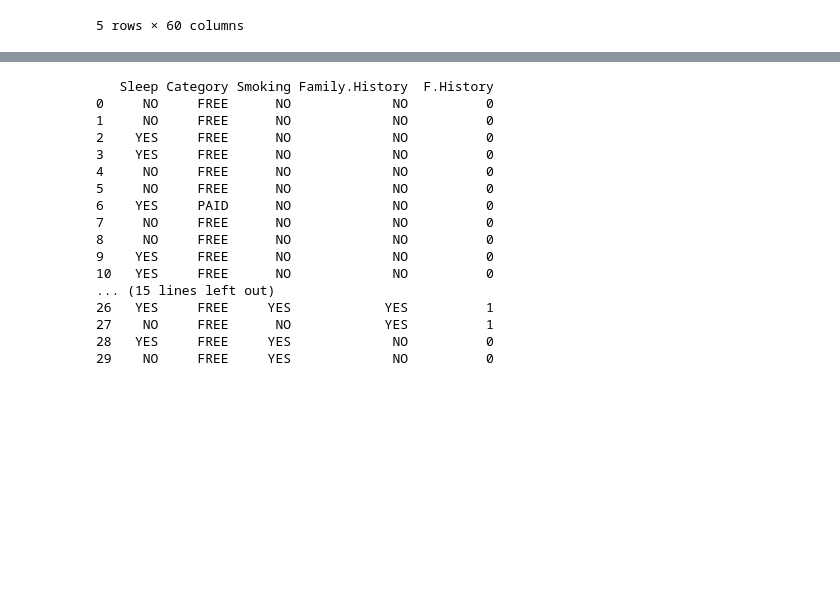
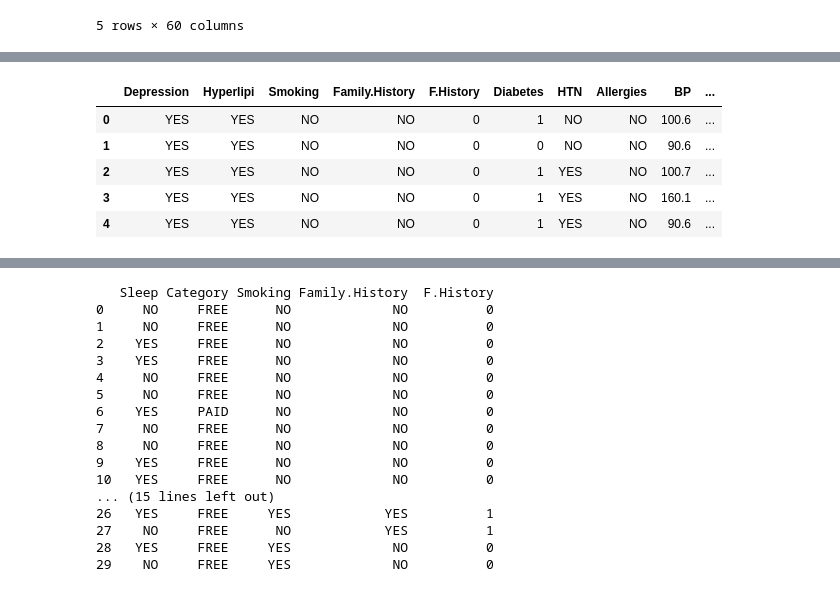
Before and after one commit to GBala-PrptlStdnt/-UCDPA_GregBala-, a Jupyter notebook: Scratch notebook for HF project.ipynb, the cells around one changed output, grey strips where cells are left out. Drawn from its saved outputs; the diff is of its cells as text; code cells hidden in the pictures; blank space fills up the shorter version.

```diff
--- a/Scratch notebook for HF project.ipynb
+++ b/Scratch notebook for HF project.ipynb
@@ -53,0 +71,9 @@ None
+# %%
+HFdata_df.iloc[:, 8:18].head()
+# %% [output]
+|  | Depression | Hyperlipi | Smoking | Family.History | F.History | Diabetes | HTN | Allergies | BP | ... |
+| 0 | YES | YES | NO | NO | 0 | 1 | NO | NO | 100.6 | ... |
+| 1 | YES | YES | NO | NO | 0 | 0 | NO | NO | 90.6 | ... |
+| 2 | YES | YES | NO | NO | 0 | 1 | YES | NO | 100.7 | ... |
+| 3 | YES | YES | NO | NO | 0 | 1 | YES | NO | 160.1 | ... |
+| 4 | YES | YES | NO | NO | 0 | 1 | YES | NO | 90.6 | ... |
```
Also changed, not shown: parts of 31 cells of this notebook.
